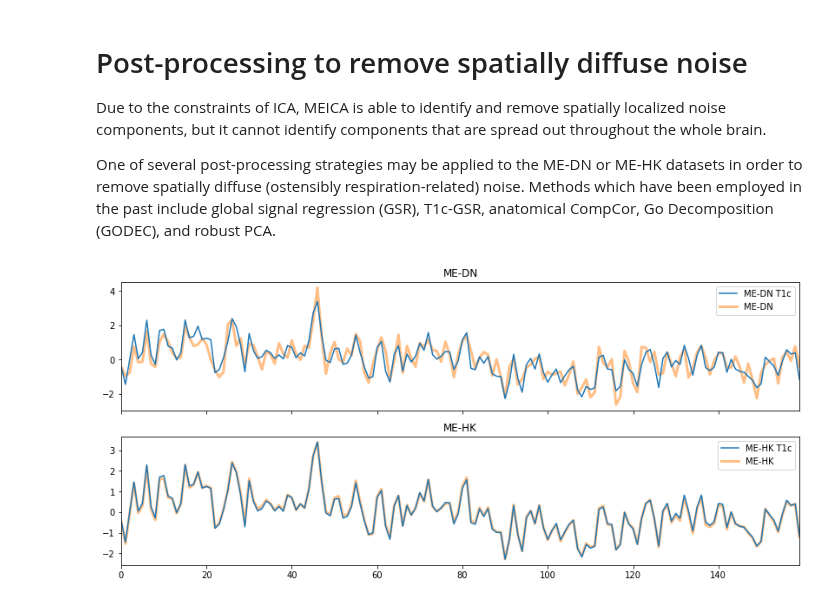
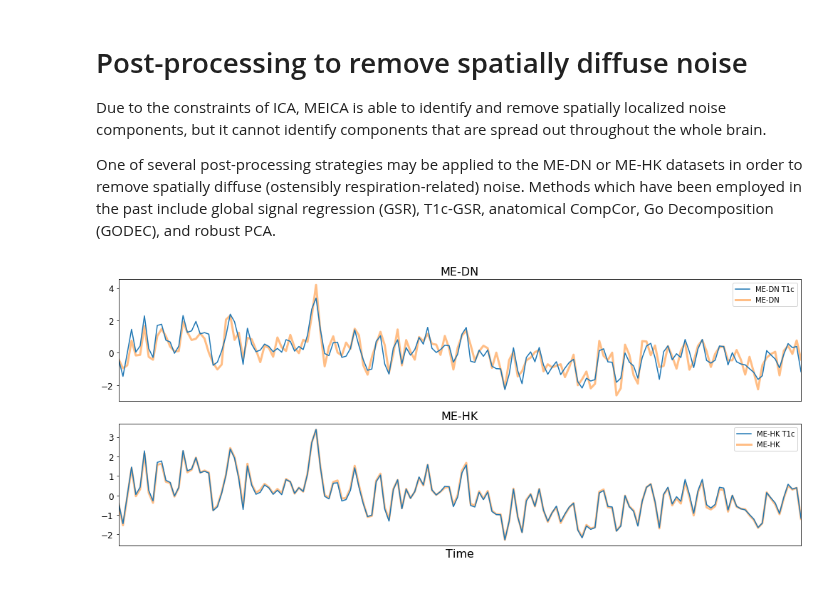
Before and after one commit to ME-ICA/tedana, a Jupyter notebook: docs/_static/tedana_workflow_plots.ipynb, the cells around one changed output. Cells and saved outputs as stored; diff of their text form; code cells hidden in the pictures.

```diff
--- a/docs/_static/tedana_workflow_plots.ipynb
+++ b/docs/_static/tedana_workflow_plots.ipynb
@@ -211,18 +234,23 @@ One of several post-processing strategies may be applied to the ME-DN or ME-HK d
 # %%
 dn_t1c_data_z = (dn_t1c_data - np.mean(dn_t1c_data, axis=0)) / np.std(dn_t1c_data, axis=0)
 hk_t1c_data_z = (hk_t1c_data - np.mean(hk_t1c_data, axis=0)) / np.std(hk_t1c_data, axis=0)
 
 fig, axes = plt.subplots(2, sharex=True, figsize=(14, 6))
 axes[0].plot(dn_t1c_data_z[:, voxel_idx], label='ME-DN T1c')
 axes[0].plot(dn_data_z[:, voxel_idx], label='ME-DN', alpha=0.5, linewidth=3, zorder=0.)
-axes[0].set_title('ME-DN')
+axes[0].set_title('ME-DN', fontsize=16)
 legend = axes[0].legend(frameon=True, loc='upper right')
 
 axes[1].plot(hk_t1c_data_z[:, voxel_idx], label='ME-HK T1c')
 axes[1].plot(hk_data_z[:, voxel_idx], label='ME-HK', alpha=0.5, linewidth=3, zorder=0.)
-axes[1].set_title('ME-HK')
+axes[1].set_title('ME-HK', fontsize=16)
 legend = axes[1].legend(frameon=True)
 axes[0].set_xlim(0, oc_z.shape[0]-1)
+axes[1].set_xticks([])
+axes[1].set_xlabel('Time', fontsize=16)
+axes[0].tick_params(axis='both', which='major', labelsize=12)
+axes[1].tick_params(axis='both', which='major', labelsize=12)
+fig.tight_layout()
 fig.savefig('16_t1c_denoised_data_timeseries.png', dpi=400)
 # %% [output]
-[figure, old version]
+[figure, new version]
```
Also changed, not shown: parts of 5 cells of this notebook, 21 other files.
